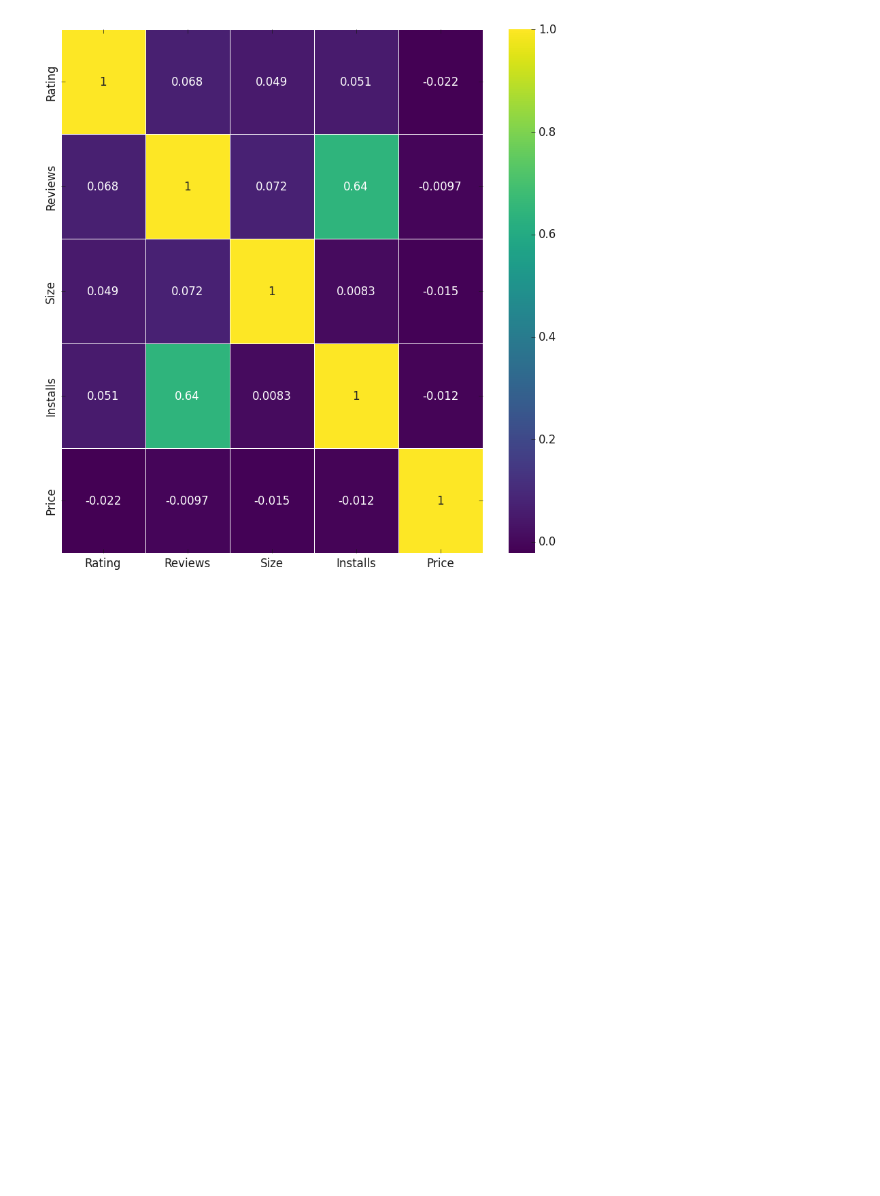
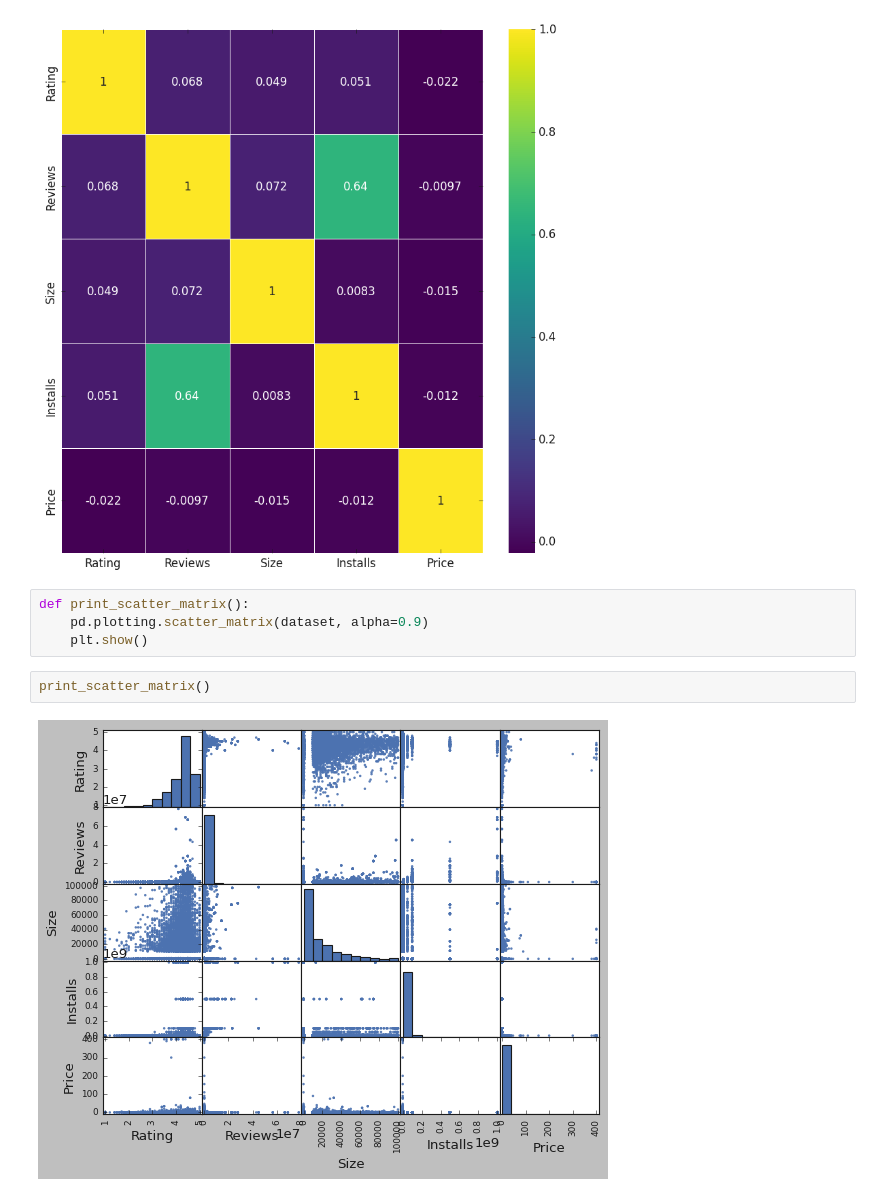
Before and after one commit to abd1bayev/My-Mobapp-Studio, a Jupyter notebook: my_mobapp_studio.ipynb, the cells around one changed output. Saved outputs shown, nothing was run; the diff lists cells and outputs as text; blank space fills up the shorter version.

Commit message:
scatter_matrix

```diff
--- a/my_mobapp_studio.ipynb
+++ b/my_mobapp_studio.ipynb
@@ -125,3 +125,11 @@ def compute_correlations_matrix(dataset):
 compute_correlations_matrix(dataset)
 # %% [output]
 [figure]
+# %%
+def print_scatter_matrix():
+    pd.plotting.scatter_matrix(dataset, alpha=0.9)
+    plt.show()
+# %%
+print_scatter_matrix()
+# %% [output]
+[figure, added]
```
